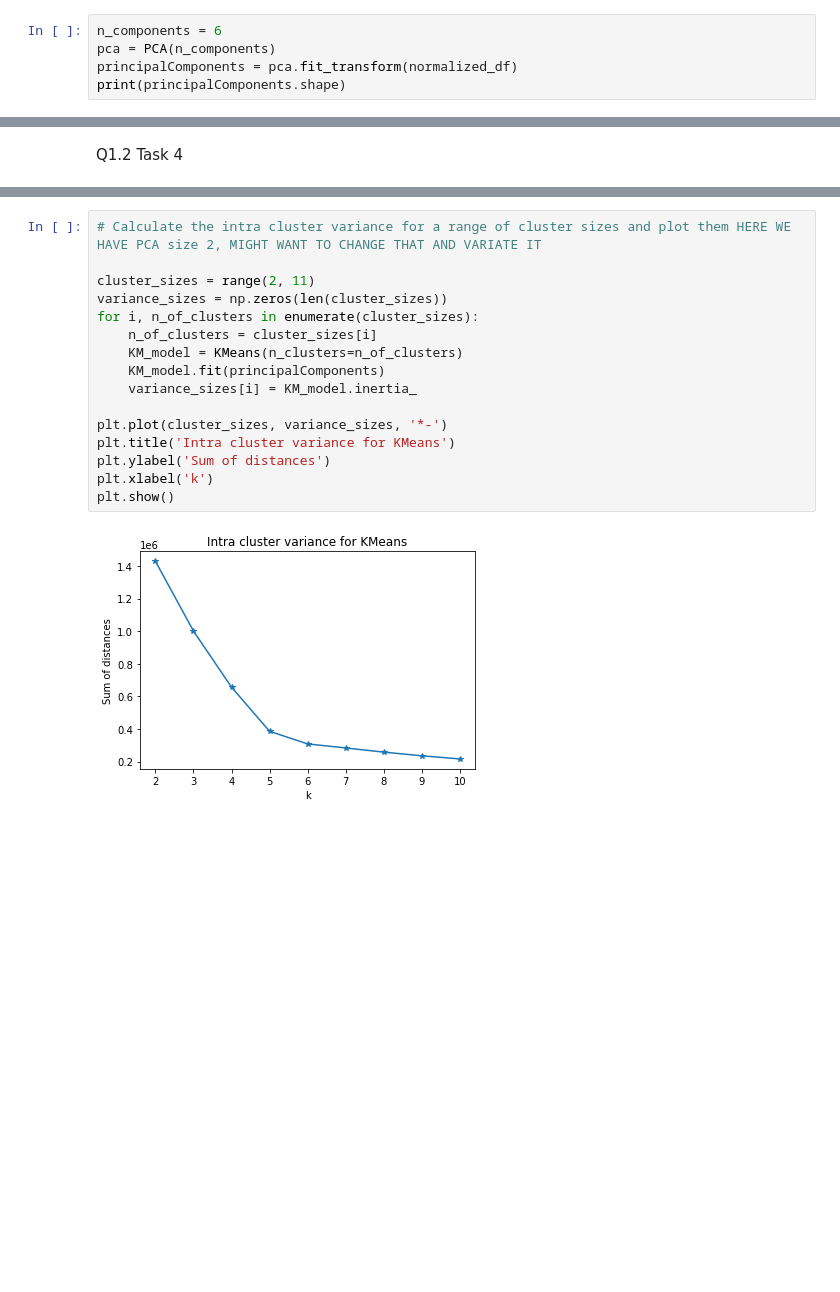
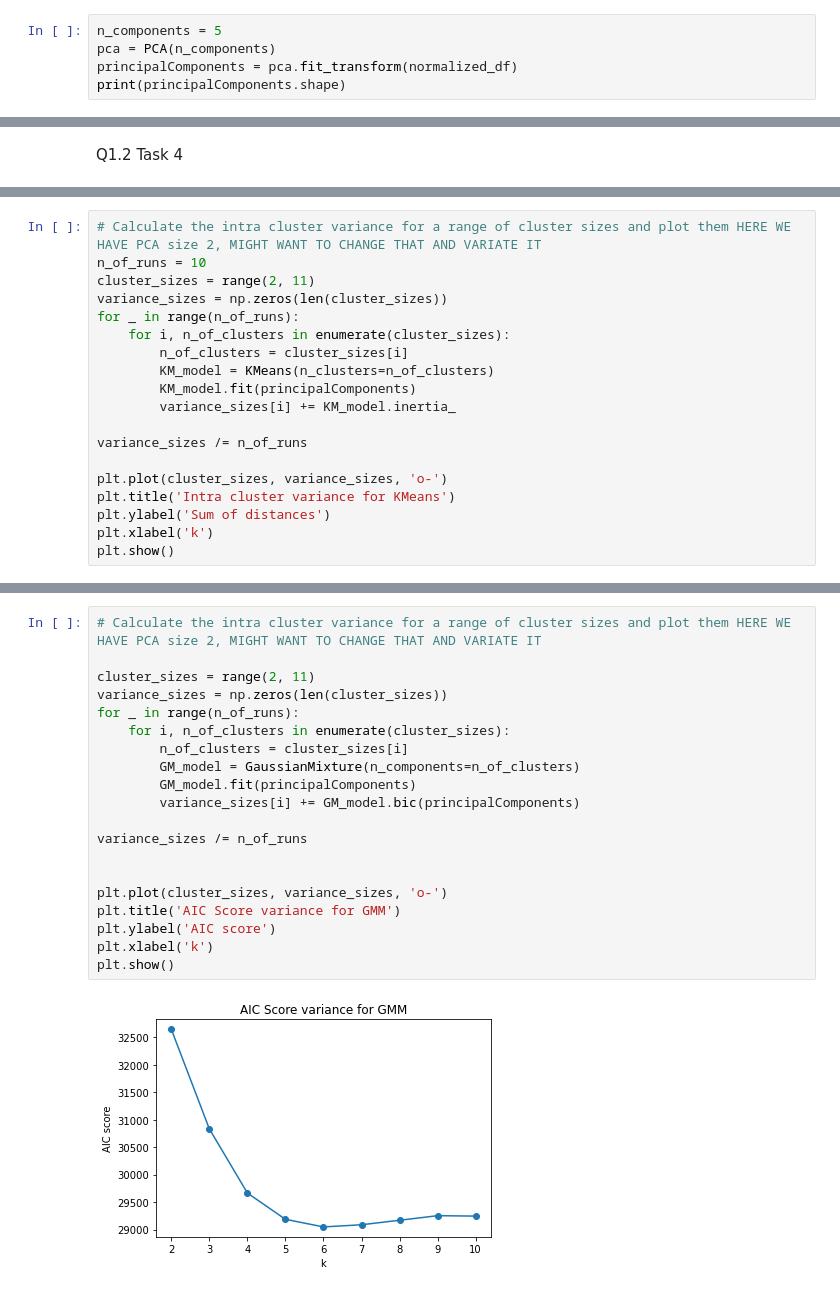
Before and after one commit to antonsandberg/Big-Data, a Jupyter notebook: Project2.ipynb, the cells around one changed output, grey strips where cells are left out. Cells and saved outputs as stored; diff of their text form; blank space fills up the shorter version.

```diff
--- a/Project2.ipynb
+++ b/Project2.ipynb
@@ -169,7 +153,7 @@ print(f'The min max version looks very similar to the original, might be an indi
 [figure]
 The min max version looks very similar to the original, might be an indication its not really needed
 # %%
-n_components = 6
+n_components = 5
 pca = PCA(n_components)
 principalComponents = pca.fit_transform(normalized_df)
 print(principalComponents.shape)
@@ -223,0 +284,19 @@ Q1.2 Task 4
+# %%
+# Calculate the intra cluster variance for a range of cluster sizes and plot them HERE WE HAVE PCA size 2, MIGHT WANT TO CHANGE THAT AND VARIATE IT
+n_of_runs = 10
+cluster_sizes = range(2, 11)
+variance_sizes = np.zeros(len(cluster_sizes))
+for _ in range(n_of_runs):
+    for i, n_of_clusters in enumerate(cluster_sizes):
+        n_of_clusters = cluster_sizes[i]
+        KM_model = KMeans(n_clusters=n_of_clusters)
+        KM_model.fit(principalComponents)
+        variance_sizes[i] += KM_model.inertia_
+
+variance_sizes /= n_of_runs
+
+plt.plot(cluster_sizes, variance_sizes, 'o-')
+plt.title('Intra cluster variance for KMeans')
+plt.ylabel('Sum of distances')
+plt.xlabel('k')
+plt.show()
@@ -277,18 +368,22 @@ plt.show()
 # %%
 # Calculate the intra cluster variance for a range of cluster sizes and plot them HERE WE HAVE PCA size 2, MIGHT WANT TO CHANGE THAT AND VARIATE IT
 
 cluster_sizes = range(2, 11)
 variance_sizes = np.zeros(len(cluster_sizes))
-for i, n_of_clusters in enumerate(cluster_sizes):
-    n_of_clusters = cluster_sizes[i]
-    KM_model = KMeans(n_clusters=n_of_clusters)
-    KM_model.fit(principalComponents)
-    variance_sizes[i] = KM_model.inertia_
+for _ in range(n_of_runs):
+    for i, n_of_clusters in enumerate(cluster_sizes):
+        n_of_clusters = cluster_sizes[i]
+        GM_model = GaussianMixture(n_components=n_of_clusters)
+        GM_model.fit(principalComponents)
+        variance_sizes[i] += GM_model.bic(principalComponents)
 
-plt.plot(cluster_sizes, variance_sizes, '*-')
-plt.title('Intra cluster variance for KMeans')
-plt.ylabel('Sum of distances')
+variance_sizes /= n_of_runs
+
+
+plt.plot(cluster_sizes, variance_sizes, 'o-')
+plt.title('AIC Score variance for GMM')
+plt.ylabel('AIC score')
 plt.xlabel('k')
 plt.show()
 # %% [output]
-[figure, old version]
+[figure, new version]
```
Also changed, not shown: parts of 9 cells of this notebook.
